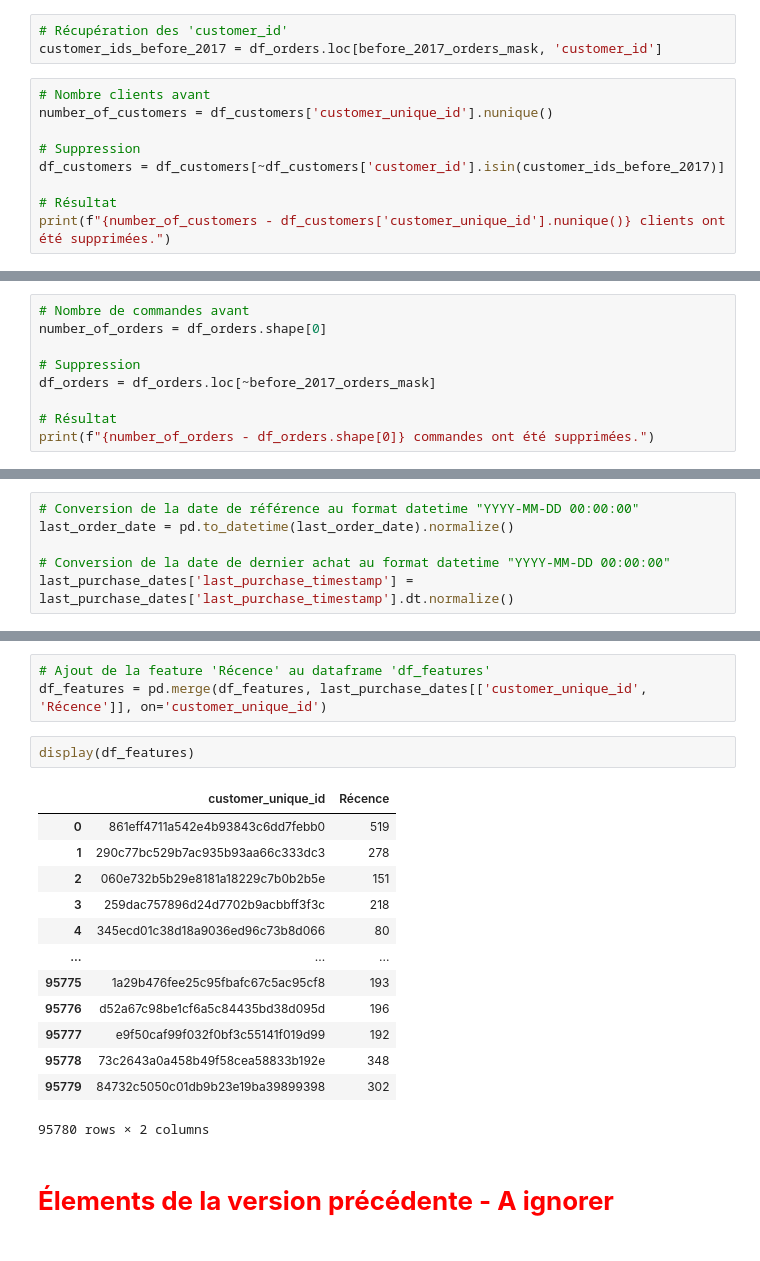
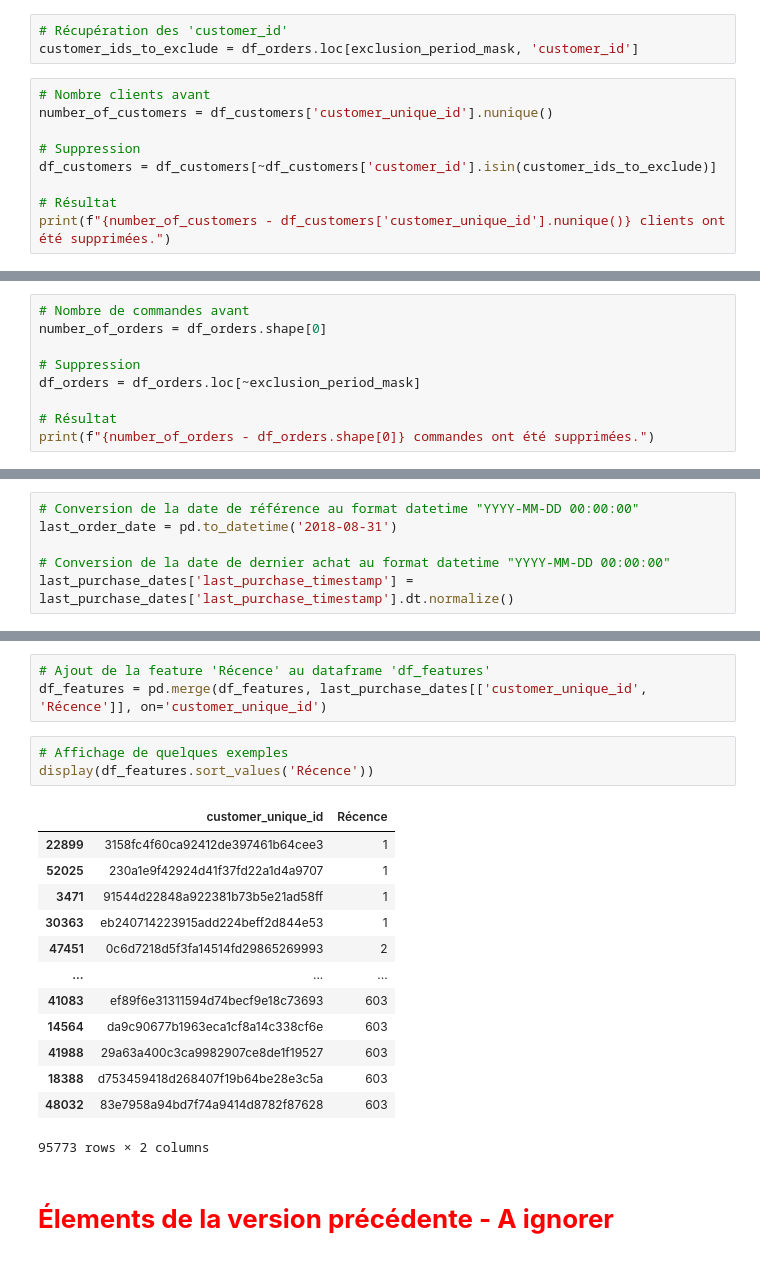
Before and after one commit to Christophe-Aballea/OC_projet5_Segmentez_des_clients_d_un_site_ecommerce, a Jupyter notebook: P05_Notebook2_Feature_ingineering.ipynb, the cells around one changed output, grey strips where cells are left out. Drawn from its saved outputs; the diff is of its cells as text.

Commit message:
Restriction de la période d'étude : 'order_purchase_timestamp' compris dans la plage Janvier 2017 - Août 2018

```diff
--- a/P05_Notebook2_Feature_ingineering.ipynb
+++ b/P05_Notebook2_Feature_ingineering.ipynb
@@ -530,13 +554,13 @@ print(f"{number_of_order_items - df_order_items.shape[0]} unités de produits ac
 #### 3.2.2.5 Suppression des clients dans le dataframe `df_customers`
 # %%
 # Récupération des 'customer_id'
-customer_ids_before_2017 = df_orders.loc[before_2017_orders_mask, 'customer_id']
+customer_ids_to_exclude = df_orders.loc[exclusion_period_mask, 'customer_id']
 # %%
 # Nombre clients avant
 number_of_customers = df_customers['customer_unique_id'].nunique()
 
 # Suppression
-df_customers = df_customers[~df_customers['customer_id'].isin(customer_ids_before_2017)]
+df_customers = df_customers[~df_customers['customer_id'].isin(customer_ids_to_exclude)]
 
 # Résultat
 print(f"{number_of_customers - df_customers['customer_unique_id'].nunique()} clients ont été supprimées.")
@@ -549,7 +573,7 @@ print(f"{number_of_customers - df_customers['customer_unique_id'].nunique()} cli
 number_of_orders = df_orders.shape[0]
 
 # Suppression
-df_orders = df_orders.loc[~before_2017_orders_mask]
+df_orders = df_orders.loc[~exclusion_period_mask]
 
 # Résultat
 print(f"{number_of_orders - df_orders.shape[0]} commandes ont été supprimées.")
@@ -583,7 +613,7 @@ last_purchase_dates = df_purchase_timestamp.groupby(['customer_unique_id']).agg(
 ).reset_index()
 # %%
 # Conversion de la date de référence au format datetime "YYYY-MM-DD 00:00:00"
-last_order_date = pd.to_datetime(last_order_date).normalize()
+last_order_date = pd.to_datetime('2018-08-31')
 
 # Conversion de la date de dernier achat au format datetime "YYYY-MM-DD 00:00:00"
 last_purchase_dates['last_purchase_timestamp'] = last_purchase_dates['last_purchase_timestamp'].dt.normalize()
@@ -594,20 +624,21 @@ last_purchase_dates['Récence'] = (last_order_date - last_purchase_dates['last_p
 # Ajout de la feature 'Récence' au dataframe 'df_features'
 df_features = pd.merge(df_features, last_purchase_dates[['customer_unique_id', 'Récence']], on='customer_unique_id')
 # %%
-display(df_features)
+# Affichage de quelques exemples
+display(df_features.sort_values('Récence'))
 # %% [output]
 |  | customer_unique_id | Récence |
-| 0 | 861eff4711a542e4b93843c6dd7febb0 | 519 |
-| 1 | 290c77bc529b7ac935b93aa66c333dc3 | 278 |
-| 2 | 060e732b5b29e8181a18229c7b0b2b5e | 151 |
-| 3 | 259dac757896d24d7702b9acbbff3f3c | 218 |
-| 4 | 345ecd01c38d18a9036ed96c73b8d066 | 80 |
+| 22899 | 3158fc4f60ca92412de397461b64cee3 | 1 |
+| 52025 | 230a1e9f42924d41f37fd22a1d4a9707 | 1 |
+| 3471 | 91544d22848a922381b73b5e21ad58ff | 1 |
+| 30363 | eb240714223915add224beff2d844e53 | 1 |
+| 47451 | 0c6d7218d5f3fa14514fd29865269993 | 2 |
 | ... | ... | ... |
-| 95775 | 1a29b476fee25c95fbafc67c5ac95cf8 | 193 |
-| 95776 | d52a67c98be1cf6a5c84435bd38d095d | 196 |
-| 95777 | e9f50caf99f032f0bf3c55141f019d99 | 192 |
-| 95778 | 73c2643a0a458b49f58cea58833b192e | 348 |
-| 95779 | 84732c5050c01db9b23e19ba39899398 | 302 |
+| 41083 | ef89f6e31311594d74becf9e18c73693 | 603 |
+| 14564 | da9c90677b1963eca1cf8a14c338cf6e | 603 |
+| 41988 | 29a63a400c3ca9982907ce8de1f19527 | 603 |
+| 18388 | d753459418d268407f19b64be28e3c5a | 603 |
+| 48032 | 83e7958a94bd7f74a9414d8782f87628 | 603 |
-95780 rows × 2 columns
+95773 rows × 2 columns
 # %% [markdown]
 # <span style="color:red">**Élements de la version précédente - A ignorer**</span>
```
Also changed, not shown: parts of 22 cells of this notebook, 1 other file.
